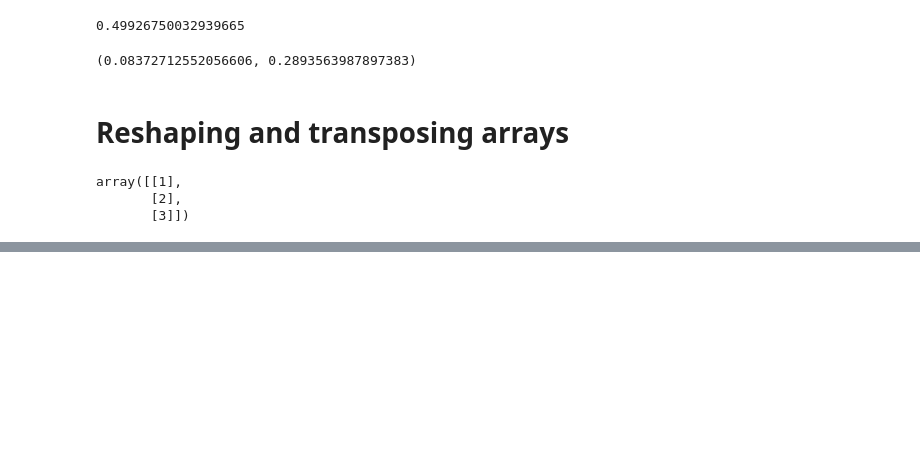
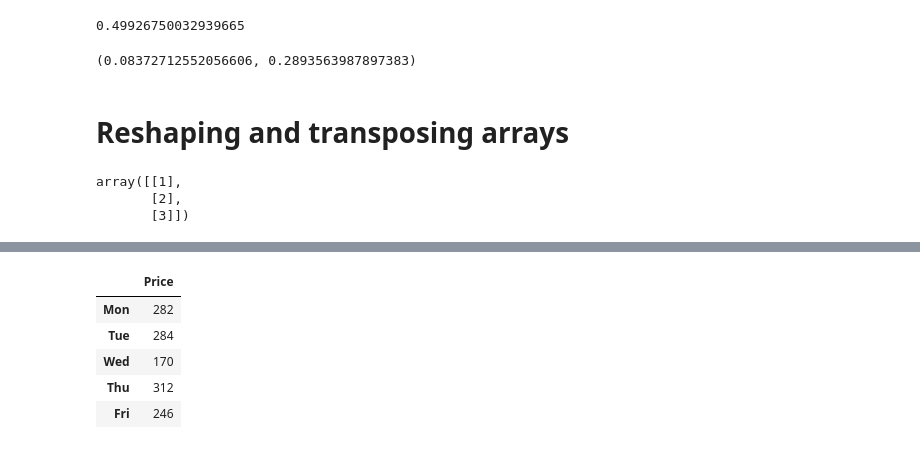
Before and after one commit to mageshyt/Machine-Learning-2023, a Jupyter notebook: Numpy/numpy.ipynb, the cells around one changed output, grey strips where cells are left out. Drawn from its saved outputs; the diff is of its cells as text; code cells hidden in the pictures; blank space fills up the shorter version.

```diff
--- a/Numpy/numpy.ipynb
+++ b/Numpy/numpy.ipynb
@@ -232,0 +278,9 @@ array([[1],
+# %%
+total_sales
+# %% [output]
+|  | Price |
+| Mon | 282 |
+| Tue | 284 |
+| Wed | 170 |
+| Thu | 312 |
+| Fri | 246 |
```
Also changed, not shown: parts of 22 cells of this notebook, 4 other files.
